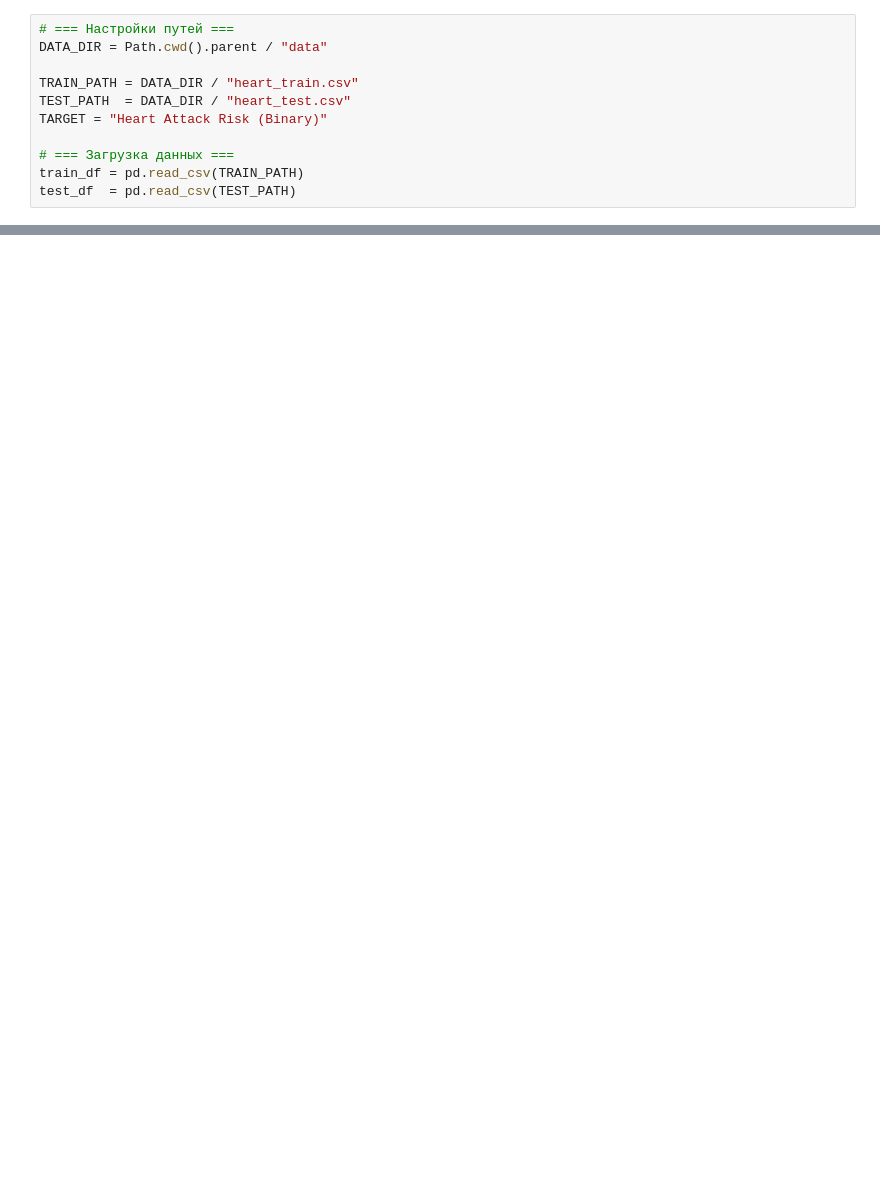
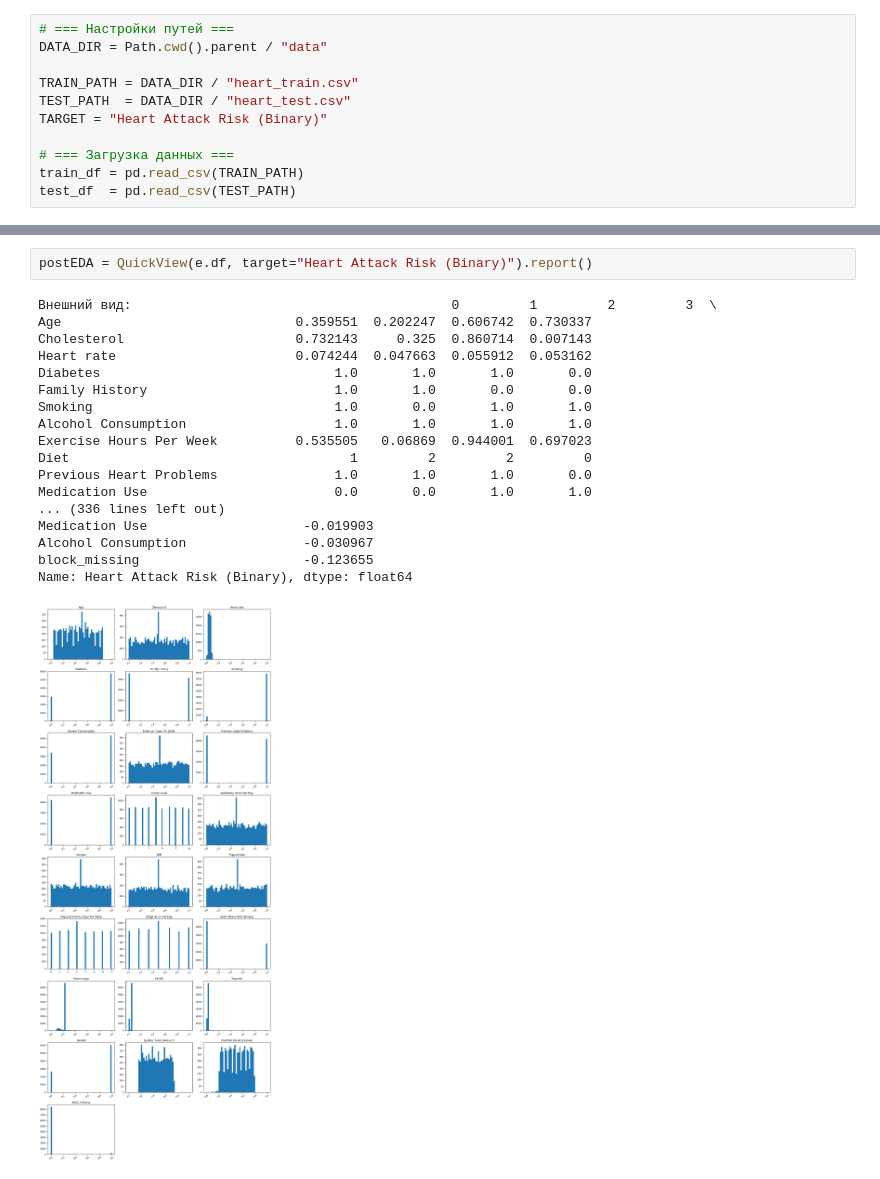
Before and after one commit to alexkeram/heart-risk-fastapi-service, a Jupyter notebook: notebooks/EDA_s.ipynb, the cells around one changed output, grey strips where cells are left out. Saved outputs shown, nothing was run; the diff lists cells and outputs as text; blank space fills up the shorter version.

```diff
--- a/notebooks/EDA_s.ipynb
+++ b/notebooks/EDA_s.ipynb
@@ -280,0 +359,21 @@ dtype: object
+# %%
+postEDA = QuickView(e.df, target="Heart Attack Risk (Binary)").report()
+# %% [output]
+Внешний вид:                                         0         1         2         3  \
+Age                              0.359551  0.202247  0.606742  0.730337
+Cholesterol                      0.732143     0.325  0.860714  0.007143
+Heart rate                       0.074244  0.047663  0.055912  0.053162
+Diabetes                              1.0       1.0       1.0       0.0
+Family History                        1.0       1.0       0.0       0.0
+Smoking                               1.0       0.0       1.0       1.0
+Alcohol Consumption                   1.0       1.0       1.0       1.0
+Exercise Hours Per Week          0.535505   0.06869  0.944001  0.697023
+Diet                                    1         2         2         0
+Previous Heart Problems               1.0       1.0       1.0       0.0
+Medication Use                        0.0       0.0       1.0       1.0
+... (336 lines left out)
+Medication Use                    -0.019903
+Alcohol Consumption               -0.030967
+block_missing                     -0.123655
+Name: Heart Attack Risk (Binary), dtype: float64
+[figure, added]
```
Also changed, not shown: parts of 9 cells of this notebook, 2 other files.
